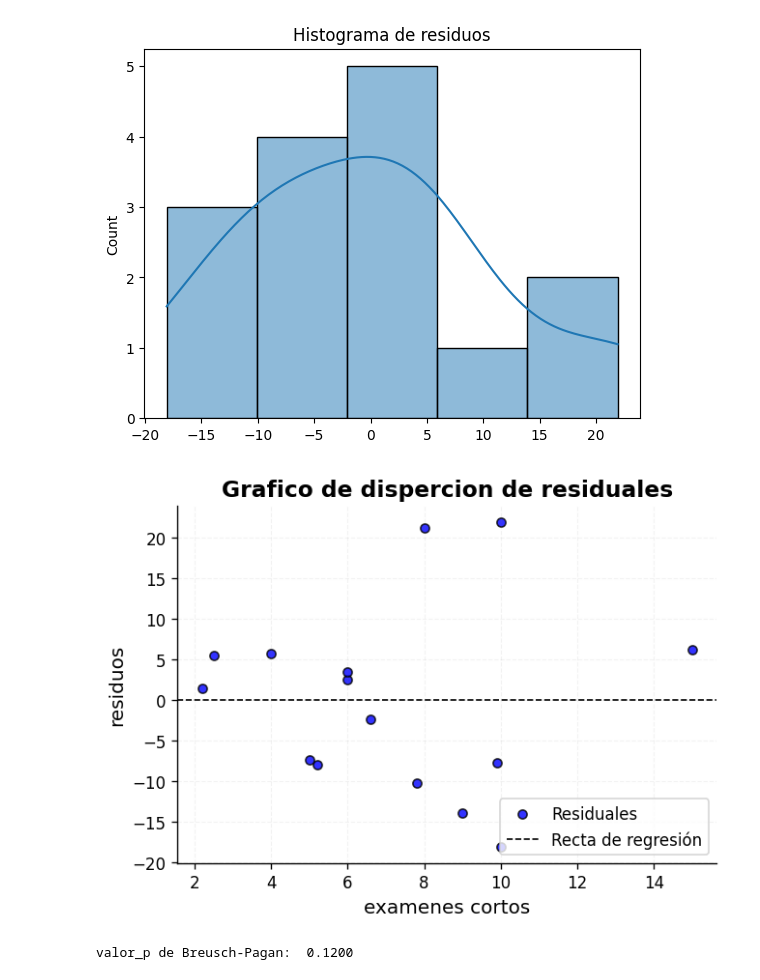
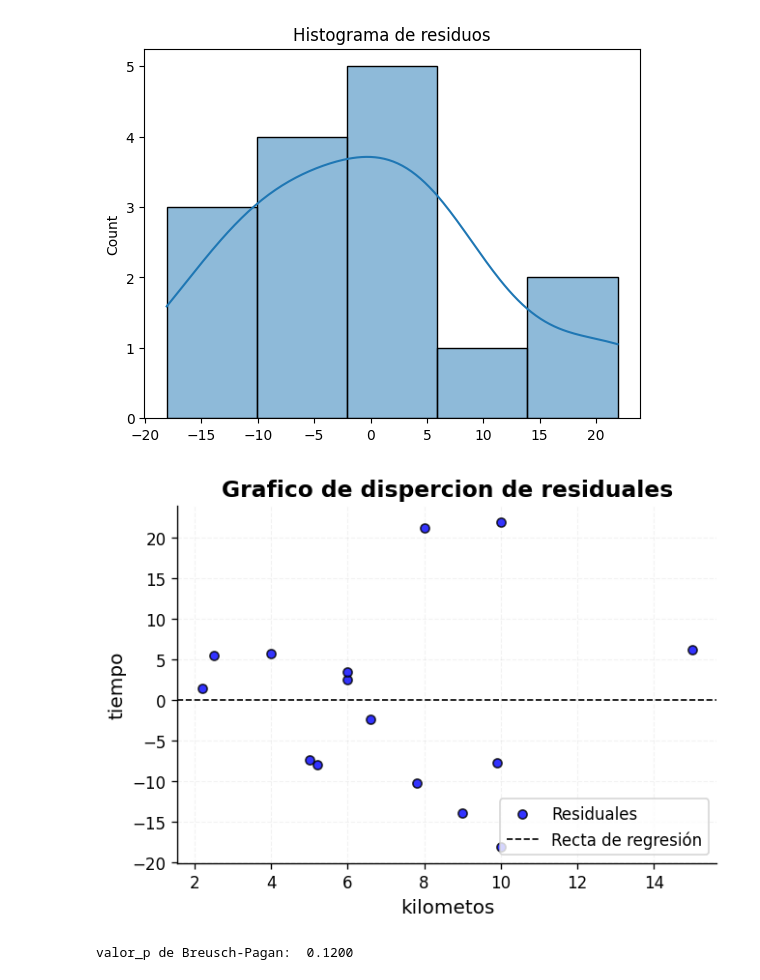
Before and after one commit to joshirdzdel-svg/estadisticainferencial2026A, a Jupyter notebook: Te_damos_la_bienvenida_a_Colab.ipynb, the cells around one changed output. Drawn from its saved outputs; the diff is of its cells as text; code cells hidden in the pictures.

```diff
--- a/Te_damos_la_bienvenida_a_Colab.ipynb
+++ b/Te_damos_la_bienvenida_a_Colab.ipynb
@@ -316,12 +316,12 @@ plt.title(
 
 # --- Etiquetas de los ejes ---
 plt.xlabel(
-    'examenes cortos',
+    'kilometos',
     fontsize=12
 )
 
 plt.ylabel(
-    'residuos',
+    'tiempo',
     fontsize=12
 )
 
@@ -344,34 +344,34 @@ plt.grid(
     linewidth=0.7,
     alpha=0.1,
     color="gray"
 )
 
 # --- Leyenda ---
 plt.legend(
     fontsize=10,
     loc='lower right', # best
     frameon=True
 )
 
 # --- Nota al pie ---
 plt.text(
     0.4, -0.2,
     '',
     fontsize=8,
     ha='left',
     va='center',
     transform=plt.gca().transAxes
 )
 
 # --- Guardar gráfico ---
 plt.savefig(
     "grafico_dispersion_residuales.png",
     bbox_inches='tight'
     )
 
 plt.show()
 # %% [output]
-[figure, old version]
+[figure, new version]
 # %%
 # Test de Breusch-Pagan
 # H0: No hay heterocedasticidad (dispersión es igual en toda la recta)
```
